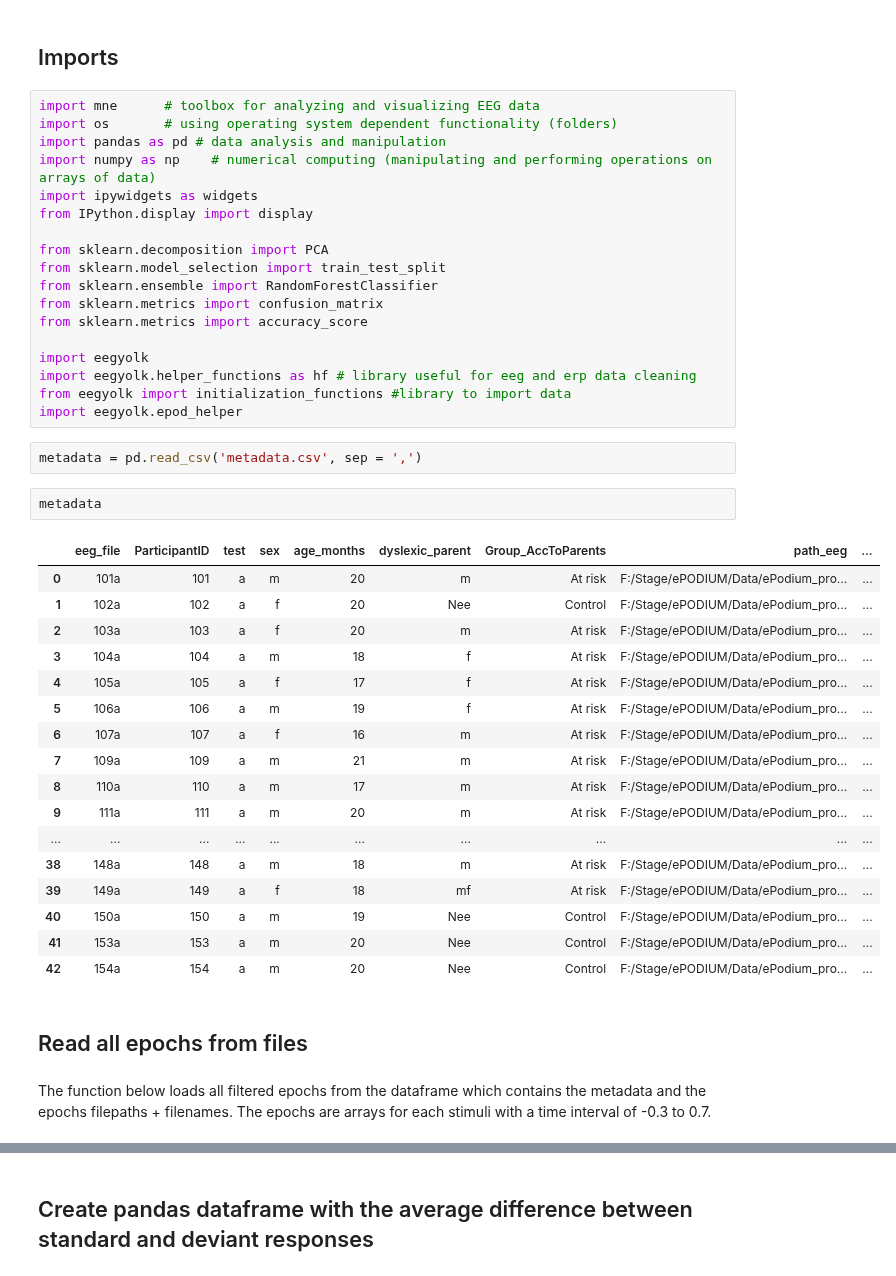
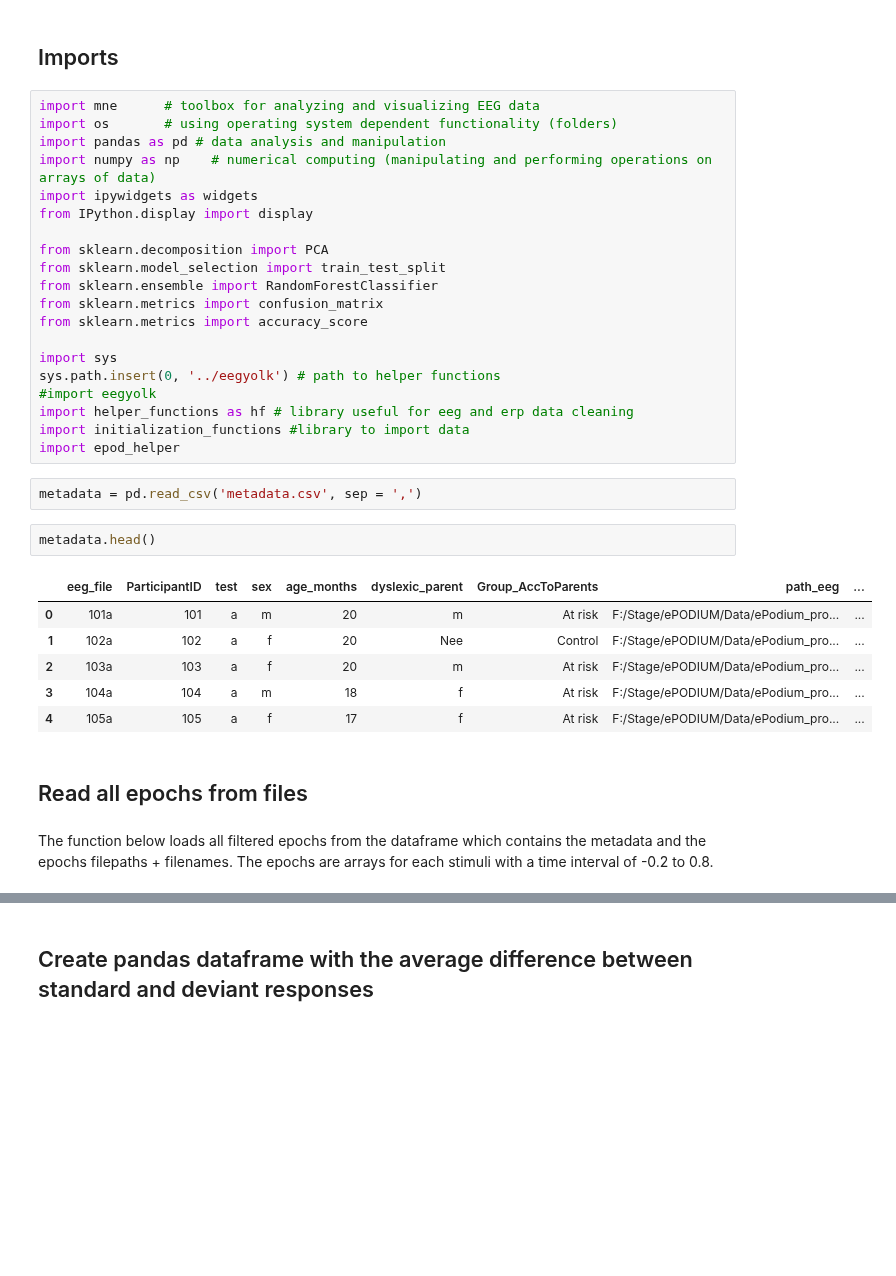
Before and after one commit to eegyolk-ai/eegyolk, a Jupyter notebook: dyslexiaprediction_nadine/Input_mmr_prep.ipynb, the cells around one changed output, grey strips where cells are left out. Cells and saved outputs as stored; diff of their text form; blank space fills up the shorter version.

```diff
--- a/dyslexiaprediction_nadine/Input_mmr_prep.ipynb
+++ b/dyslexiaprediction_nadine/Input_mmr_prep.ipynb
@@ -22,36 +22,27 @@ from sklearn.ensemble import RandomForestClassifier
 from sklearn.metrics import confusion_matrix
 from sklearn.metrics import accuracy_score
 
-import eegyolk
-import eegyolk.helper_functions as hf # library useful for eeg and erp data cleaning
-from eegyolk import initialization_functions #library to import data
-import eegyolk.epod_helper
+import sys
+sys.path.insert(0, '../eegyolk') # path to helper functions
+#import eegyolk
+import helper_functions as hf # library useful for eeg and erp data cleaning
+import initialization_functions #library to import data
+import epod_helper
 # %%
 metadata = pd.read_csv('metadata.csv', sep = ',')
 # %%
-metadata
+metadata.head()
 # %% [output]
 |  | eeg_file | ParticipantID | test | sex | age_months | dyslexic_parent | Group_AccToParents | path_eeg | ... |
 | 0 | 101a | 101 | a | m | 20 | m | At risk | F:/Stage/ePODIUM/Data/ePodium_pro... | ... |
 | 1 | 102a | 102 | a | f | 20 | Nee | Control | F:/Stage/ePODIUM/Data/ePodium_pro... | ... |
 | 2 | 103a | 103 | a | f | 20 | m | At risk | F:/Stage/ePODIUM/Data/ePodium_pro... | ... |
 | 3 | 104a | 104 | a | m | 18 | f | At risk | F:/Stage/ePODIUM/Data/ePodium_pro... | ... |
 | 4 | 105a | 105 | a | f | 17 | f | At risk | F:/Stage/ePODIUM/Data/ePodium_pro... | ... |
-| 5 | 106a | 106 | a | m | 19 | f | At risk | F:/Stage/ePODIUM/Data/ePodium_pro... | ... |
-| 6 | 107a | 107 | a | f | 16 | m | At risk | F:/Stage/ePODIUM/Data/ePodium_pro... | ... |
-| 7 | 109a | 109 | a | m | 21 | m | At risk | F:/Stage/ePODIUM/Data/ePodium_pro... | ... |
-| 8 | 110a | 110 | a | m | 17 | m | At risk | F:/Stage/ePODIUM/Data/ePodium_pro... | ... |
-| 9 | 111a | 111 | a | m | 20 | m | At risk | F:/Stage/ePODIUM/Data/ePodium_pro... | ... |
-| ... | ... | ... | ... | ... | ... | ... | ... | ... | ... |
-| 38 | 148a | 148 | a | m | 18 | m | At risk | F:/Stage/ePODIUM/Data/ePodium_pro... | ... |
-| 39 | 149a | 149 | a | f | 18 | mf | At risk | F:/Stage/ePODIUM/Data/ePodium_pro... | ... |
-| 40 | 150a | 150 | a | m | 19 | Nee | Control | F:/Stage/ePODIUM/Data/ePodium_pro... | ... |
-| 41 | 153a | 153 | a | m | 20 | Nee | Control | F:/Stage/ePODIUM/Data/ePodium_pro... | ... |
-| 42 | 154a | 154 | a | m | 20 | Nee | Control | F:/Stage/ePODIUM/Data/ePodium_pro... | ... |
 # %% [markdown]
 ## Read all epochs from files
 # %% [markdown]
-The function below loads all filtered epochs from the dataframe which contains the metadata and the epochs filepaths + filenames. The epochs are arrays for each stimuli with a time interval of -0.3 to 0.7.
+The function below loads all filtered epochs from the dataframe which contains the metadata and the epochs filepaths + filenames. The epochs are arrays for each stimuli with a time interval of -0.2 to 0.8.
 # %%
 epochs = initialization_functions.read_filtered_data(metadata)
 # %% [output]
```
Also changed, not shown: parts of 11 cells of this notebook, 8 other files.
